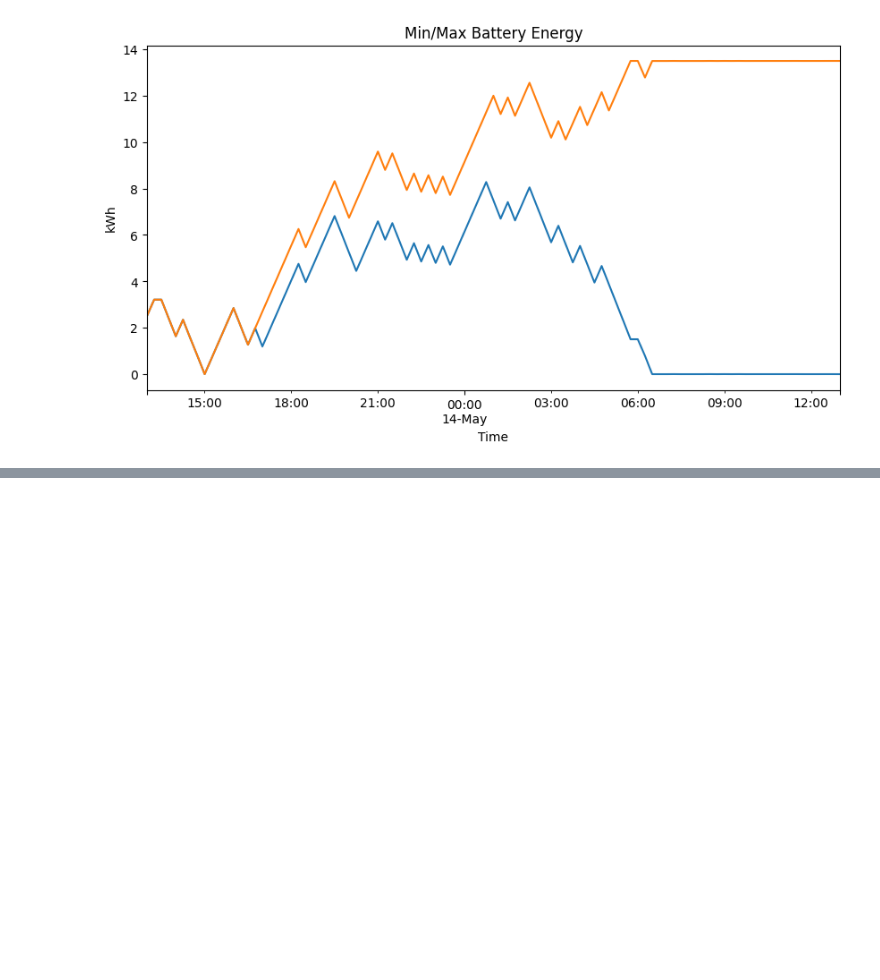
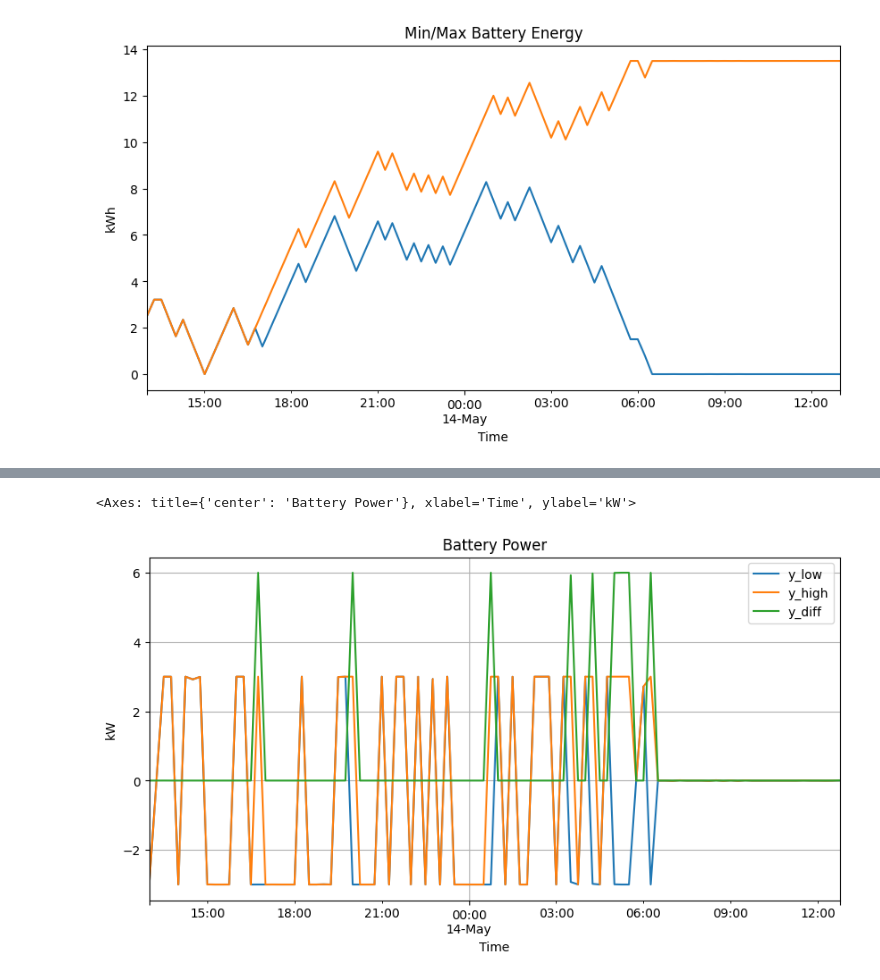
Before and after one commit to JaMoPinter/MPC-vs-RBC, a Jupyter notebook: 03_optimization/playground/interval_scheduler.ipynb, the cells around one changed output, grey strips where cells are left out. Drawn from its saved outputs; the diff is of its cells as text; code cells hidden in the pictures; blank space fills up the shorter version.

```diff
--- a/03_optimization/playground/interval_scheduler.ipynb
+++ b/03_optimization/playground/interval_scheduler.ipynb
@@ -484,0 +486,10 @@ pg_exp_buy : Size=96, Index=time
+# %%
+df = pd.DataFrame({
+    'y_low': [pyo.value(model.y_low[t]) for t in model.time],
+    'y_high': [pyo.value(model.y_high[t]) for t in model.time],
+    'y_diff': [pyo.value(model.y_high[t]) - pyo.value(model.y_low[t]) for t in model.time],
+}, index=list(model.time))
+df.plot(grid=True, title='Battery Power', ylabel='kW', xlabel='Time', figsize=(10, 5))
+# %% [output]
+<Axes: title={'center': 'Battery Power'}, xlabel='Time', ylabel='kW'>
+[figure, added]
```
Also changed, not shown: parts of 5 cells of this notebook, 11 other files.
